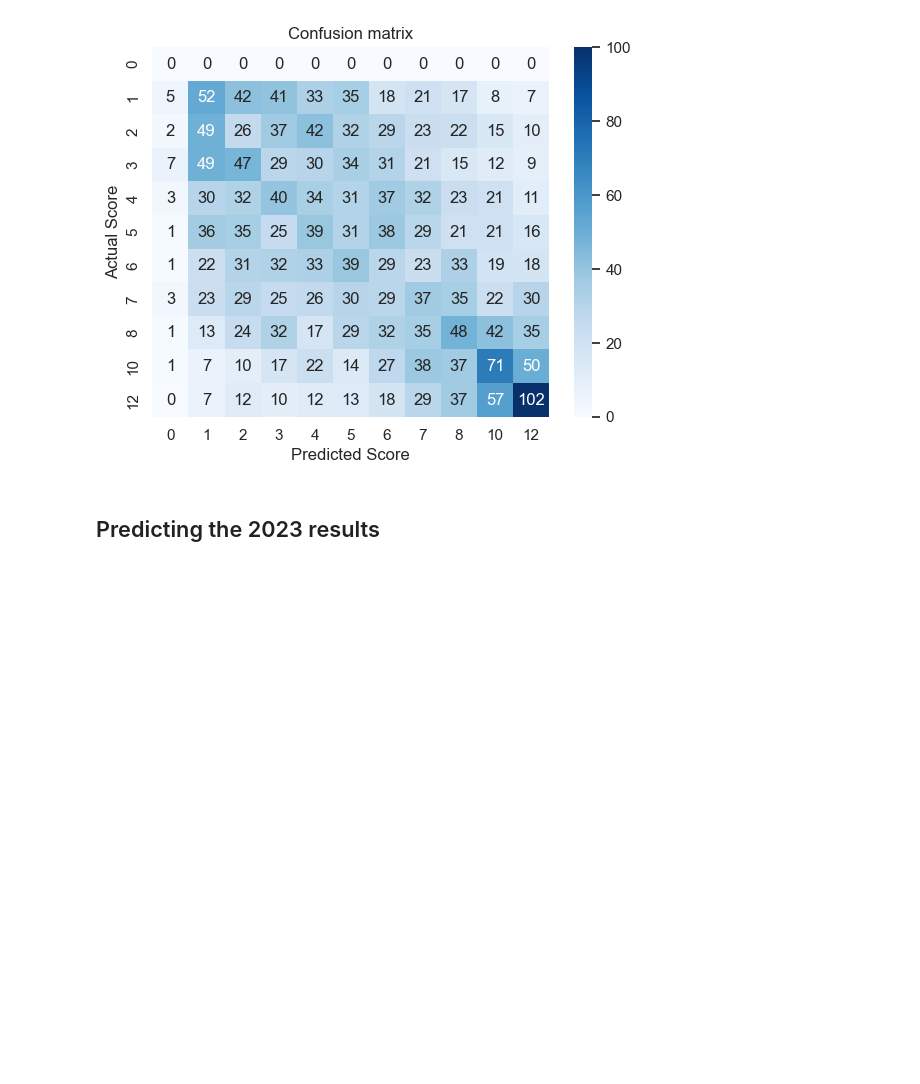
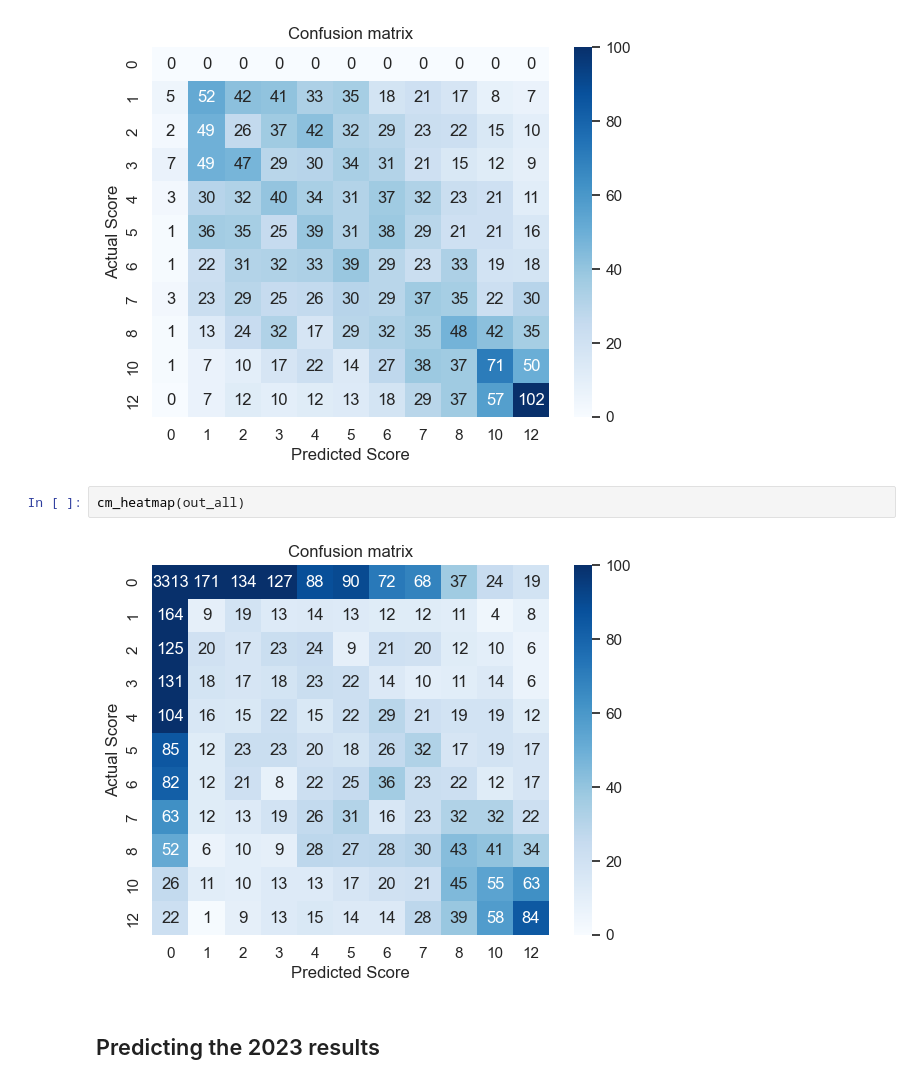
Before and after one commit to KatrionaGoldmann/TuringDataStories, a Jupyter notebook: stories/2024-01-01-Eurovision/story.ipynb, the cells around one changed output. Drawn from its saved outputs; the diff is of its cells as text; blank space fills up the shorter version.

```diff
--- a/stories/2024-01-01-Eurovision/story.ipynb
+++ b/stories/2024-01-01-Eurovision/story.ipynb
@@ -2378,5 +2320,9 @@ violins(out_all.loc[out_all['actual'] > 0])
 cm_heatmap(out)
 # %% [output]
 [figure]
+# %%
+cm_heatmap(out_all)
+# %% [output]
+[figure, added]
 # %% [markdown]
 ## Predicting the 2023 results
```
Also changed, not shown: parts of 35 cells of this notebook.
